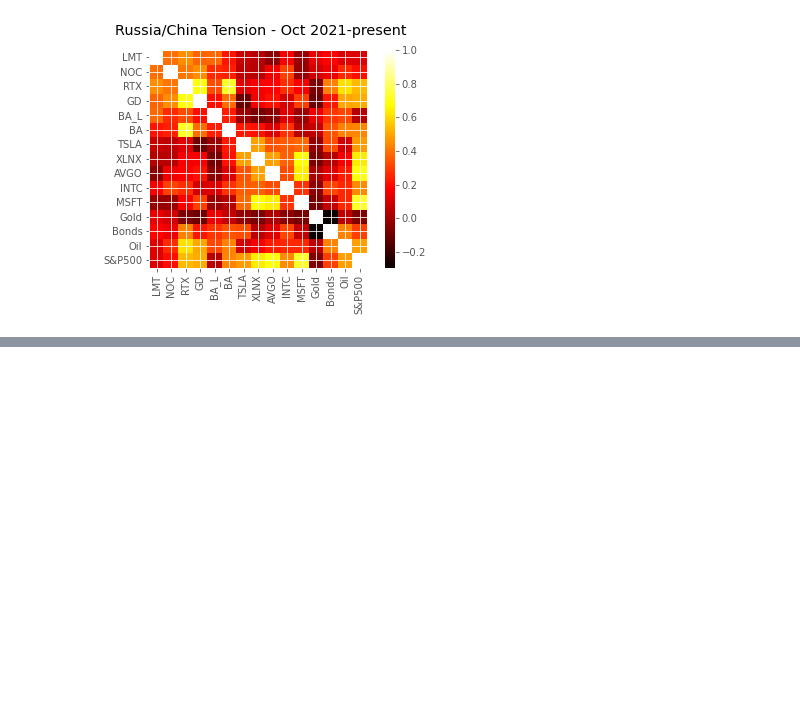
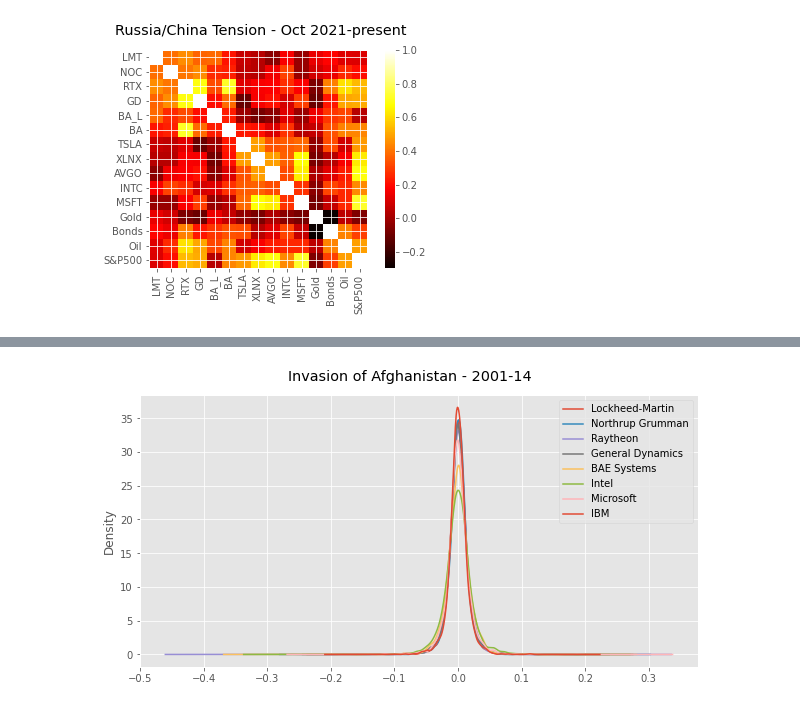
Before and after one commit to zchap40/Project1, a Jupyter notebook: Sadek_DefenseStocks_Project1.ipynb, the cells around one changed output, grey strips where cells are left out. Cells and saved outputs as stored; diff of their text form; code cells hidden in the pictures; blank space fills up the shorter version.

```diff
--- a/Sadek_DefenseStocks_Project1.ipynb
+++ b/Sadek_DefenseStocks_Project1.ipynb
@@ -626,0 +683,19 @@ plt.suptitle('Russia/China Tension - Oct 2021-present', y=0.97, size='x-large');
+# %%
+# Plot KDE for Period C
+
+LMT['Returns'].loc[afghanistan_start:afghanistan_end].plot(kind='kde', label='Lockheed-Martin', figsize=(10,5))
+NOC['Returns'].loc[afghanistan_start:afghanistan_end].plot(kind='kde', label='Northrup Grumman')
+RTX['Returns'].loc[afghanistan_start:afghanistan_end].plot(kind='kde', label='Raytheon')
+GD['Returns'].loc[afghanistan_start:afghanistan_end].plot(kind='kde', label='General Dynamics')
+BA_L['Returns'].loc[afghanistan_start:afghanistan_end].plot(kind='kde', label='BAE Systems')
+INTC['Returns'].loc[afghanistan_start:afghanistan_end].plot(kind='kde', label='Intel')
+MSFT['Returns'].loc[afghanistan_start:afghanistan_end].plot(kind='kde', label='Microsoft')
+IBM['Returns'].loc[afghanistan_start:afghanistan_end].plot(kind='kde', label='IBM')
+
+plt.legend()
+plt.suptitle('Invasion of Afghanistan - 2001-14', y=0.95, size='x-large');
+
+#.loc[iraq_2_start:iraq_2_end]
+#.loc[russia_china_start:russia_china_end]
+# %% [output]
+[figure, added]
```
Also changed, not shown: parts of 5 cells of this notebook, 5 other files.
